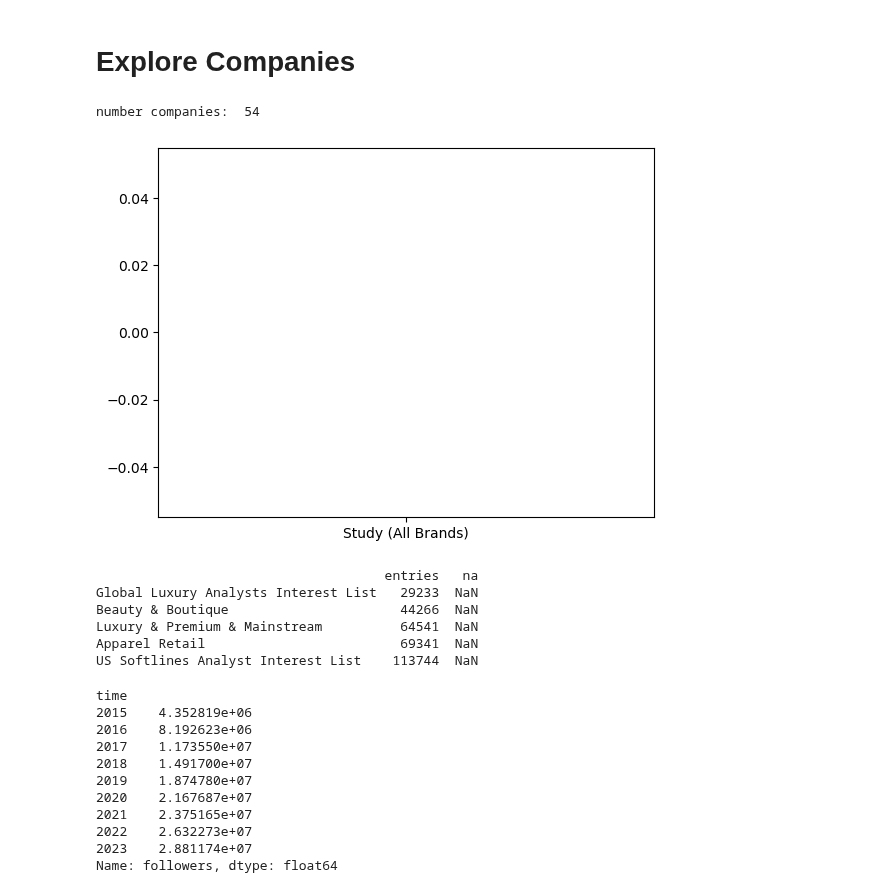
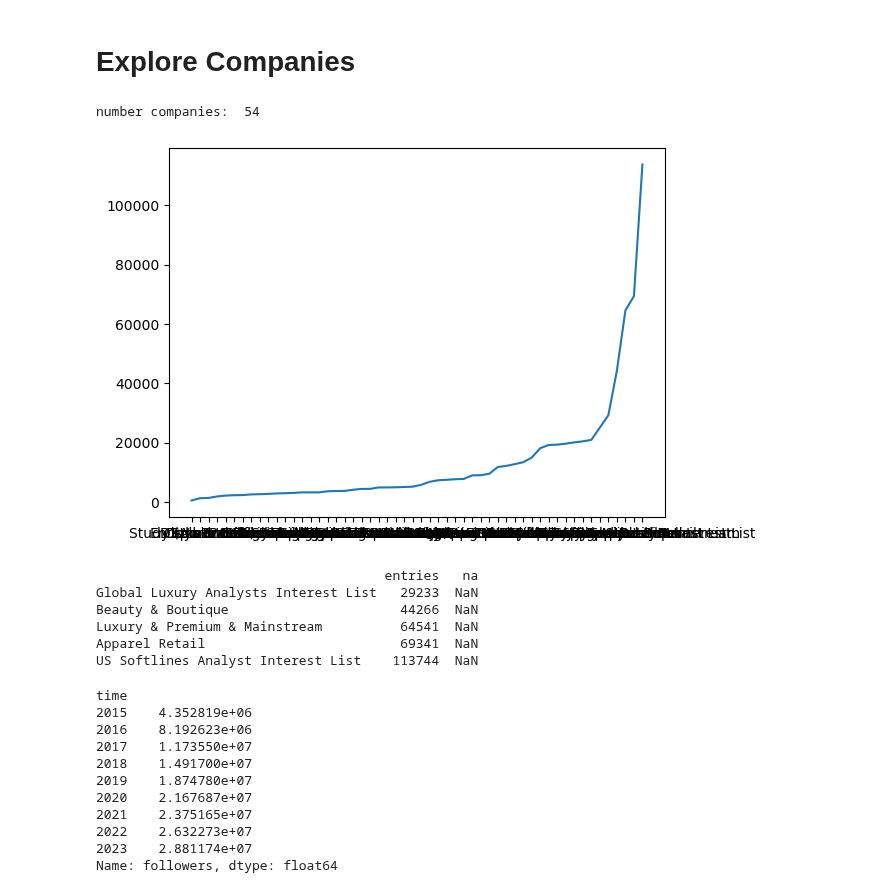
Before and after one commit to noahsta/datathon, a Jupyter notebook: src/noah.ipynb, the cells around one changed output. Saved outputs shown, nothing was run; the diff lists cells and outputs as text; code cells hidden in the pictures.

```diff
--- a/src/noah.ipynb
+++ b/src/noah.ipynb
@@ -28,24 +28,24 @@ max    3.502565e+09  141746.000000   35905.000000  1.732046e+07  7.120711e+08
 # %%
 import matplotlib.pyplot as plt
 
 def count_entries(data: pd.DataFrame, column: str):
     cats = list(set(list(data["compset"])))
     print("number companies: ", len(cats))
 
     table = pd.DataFrame(columns=["entries", "na"], index=cats)
     for company in cats:
         data_company = data[data["compset"] == company]
         table.loc[company, "entries"] = len(data_company)
     table = table.sort_values(by=["entries"])
     return table
 
 table = count_entries(data=data, column="compset")
-plt.plot(table["na"])
+plt.plot(table["entries"])
 plt.show()
 print(table[-5:])
 # %% [output]
 number companies:  54
-[figure, old version]
+[figure, new version]
                                      entries   na
 Global Luxury Analysts Interest List   29233  NaN
 Beauty & Boutique                      44266  NaN
```
Also changed, not shown: 1 other file.
